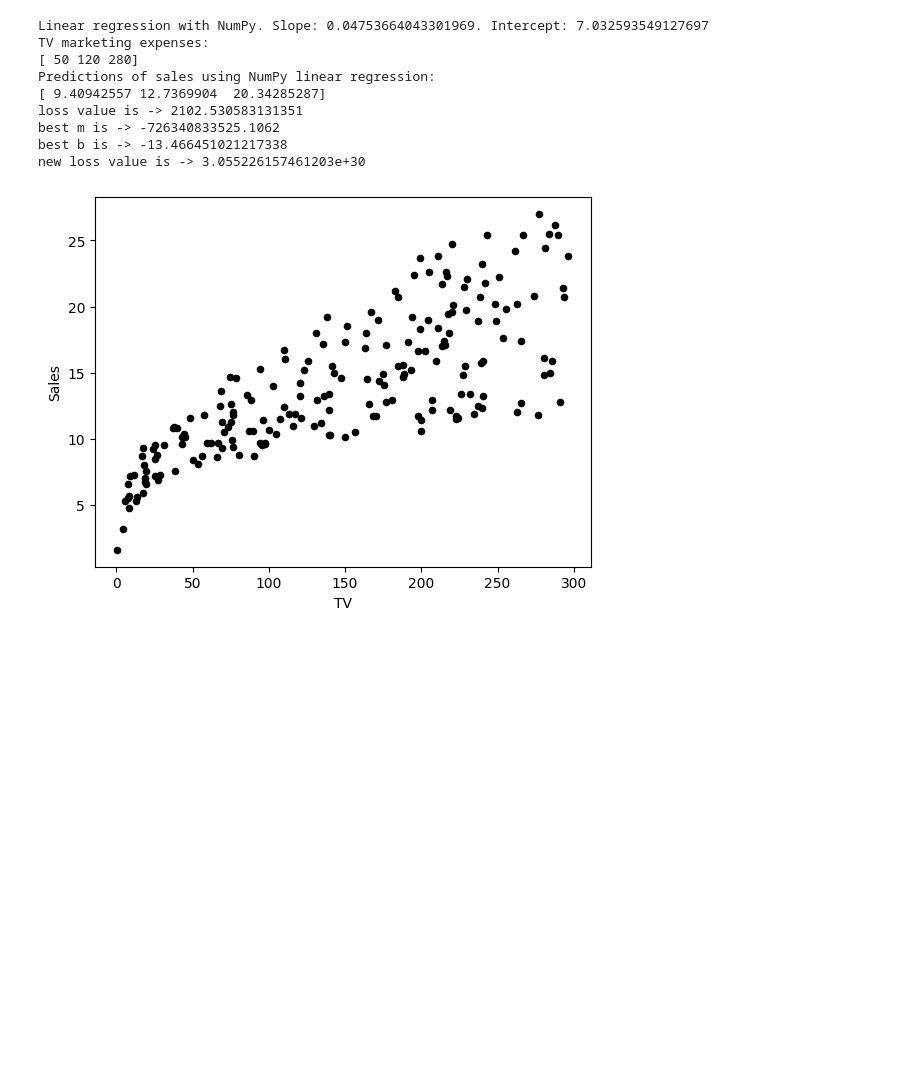
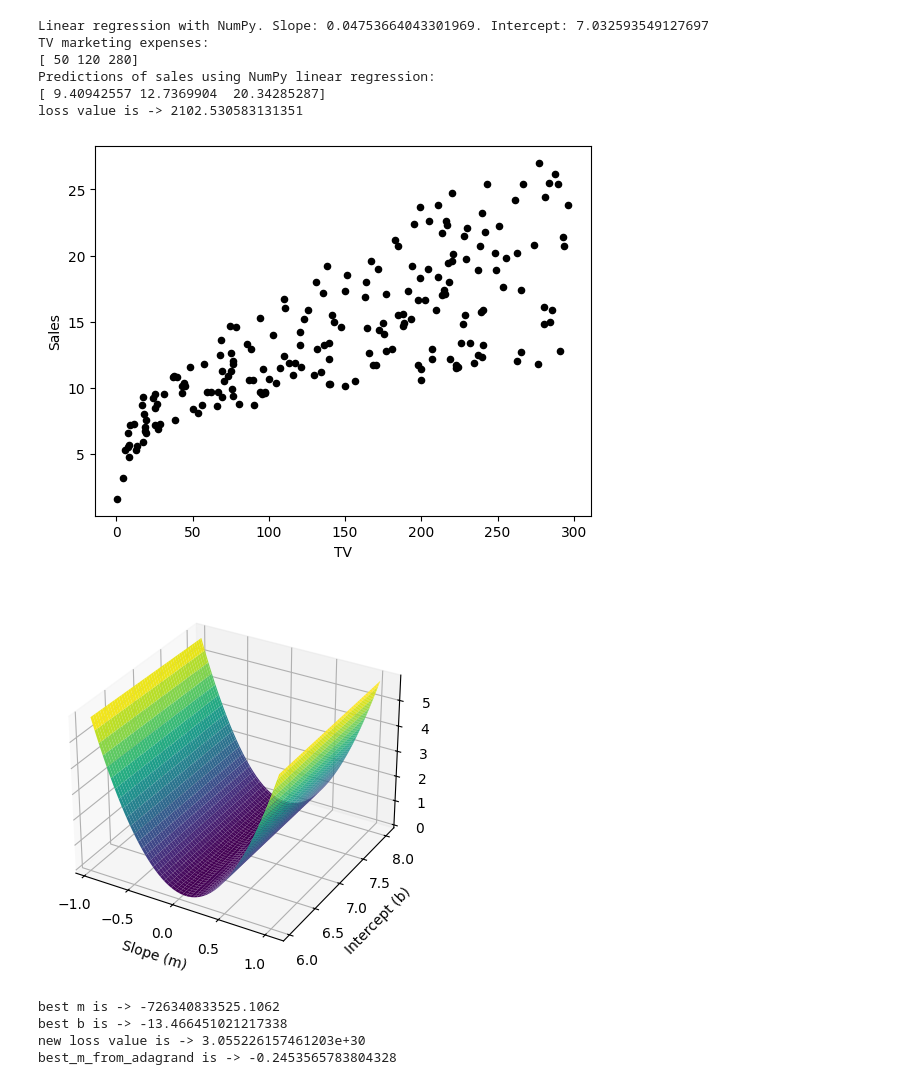
Before and after one commit to lyoudr/Machine-Learning-Deep-Learning, a Jupyter notebook: practice/linear_regression.ipynb, the cells around one changed output. Cells and saved outputs as stored; diff of their text form; code cells hidden in the pictures; blank space fills up the shorter version.

Commit message:
add linear regression

```diff
--- a/practice/linear_regression.ipynb
+++ b/practice/linear_regression.ipynb
@@ -11,12 +11,11 @@ adv = pd.read_csv(path)
 adv.head()
 adv.plot(x='TV', y='Sales', kind='scatter', c='black')
 
-### 2 - Linear Regression in Python with NumPy and Scikit-Learn
+### Model
 # Save the required field of the DataFrame into variable X and Y:
 X = adv['TV']
 Y = adv['Sales']
 
-# 2.1 - Linear Regression with NumPy
 # You can use the function np.polyfit(x, y, deg) to fit a polynomial of degree deg to point (x, y), minimising
 # the sum of squared errors. Taking deg = 1 you can obtain the slope m and the intercept b of the linear regression line:
 """
@@ -38,54 +37,98 @@ Y_test = model(m, b, X_test)
 print(f"TV marketing expenses:\n{X_test}")
 print(f"Predictions of sales using NumPy linear regression:\n{Y_test}")
 
+# ----------------------------------------------------------------------------------------------------- #
 ### Loss function
 def loss_func(Y:list, b, m, X:list) -> float:
    loss = sum((y - (b + m * x)) ** 2 for y, x in zip(Y, X))
    return loss
 print("loss value is ->", loss_func(Y, b, m, X))
+# ----------------------------------------------------------------------------------------------------- #
 
-### Gradient Descent to find the best value of b and m
+### Error surface plot
+m_values = np.linspace(m - 1, m + 1, 100)
+b_values = np.linspace(b - 1, b + 1, 100)
+M, B = np.meshgrid(m_values, b_values)
+Z = np.array([[loss_func(Y, b, m, X) for m in m_values] for b in b_values])
+
+fig = plt.figure()
+ax = fig.add_subplot(111, projection='3d')
+ax.plot_surface(M, B, Z, cmap='viridis')
+ax.set_xlabel('Slope (m)')
+ax.set_ylabel('Intercept (b)')
+ax.set_zlabel('Loss')
+plt.show()
+# ----------------------------------------------------------------------------------------------------- #
+
+### Gradient Descent
+# to find the best value of b and m
 # turn X, Y to pd.Series
 SX = pd.Series(X)
 SY = pd.Series(Y)
 
 # partial derivative to m
 def partial_derivative_m(m:float) -> float:
    derivative = -2 * ((SY - (b + m * SX)) * SX).sum()
    return derivative
 
 # partial derivative to b
 def partial_derivative_b(b:float) -> float:
    derivative = -2 * ((SY - (b + m * SX))).sum()
    return derivative
 
-def recursive_find_best_m(old_m, der_fun, learning_rate):
+def recursive_find_best_m(old_m, der_fun, lr):
    if old_m <= 0.01:
       return old_m
-   new_m = old_m - learning_rate * der_fun(old_m)
-   return recursive_find_best_m(new_m, der_fun, learning_rate)
+   new_m = old_m - lr * der_fun(old_m)
+   return recursive_find_best_m(new_m, der_fun, lr)
 
-def recursive_find_best_b(old_b, der_fun, learning_rate):
+def recursive_find_best_b(old_b, der_fun, lr):
    if old_b <= 0.01:
       return old_b
-   new_b = old_b - learning_rate * der_fun(old_b)
-   return recursive_find_best_m(new_b, der_fun, learning_rate)
+   new_b = old_b - lr * der_fun(old_b)
+   return recursive_find_best_m(new_b, der_fun, lr)
 
-best_m = recursive_find_best_m(m, partial_derivative_m, 1)
-best_b = recursive_find_best_m(b, partial_derivative_b, 1)
+best_m = recursive_find_best_m(m, partial_derivative_m, lr=1)
+best_b = recursive_find_best_m(b, partial_derivative_b, lr=1)
 
 print("best m is ->", best_m)
 print("best b is ->", best_b)
 # From here, we see, we substantially decrease the loss value after applying Gradient Descent
 print("new loss value is ->", loss_func(Y, best_b, best_m, X))
+
+# -------------------------------------------------------------------------------------------------- #
+# Adagrand
+# w2 <- w1 - ada1/delta1 * g1
+import math
+
+def adagrand(der_fun, old_der_val, lr, n, old_m) -> float:
+   if old_m <= 0.001:
+      return old_m
+   delta = math.sqrt((der_fun(old_m) ** 2 + (old_der_val) ** 2))
+   new_m = old_m - ((lr / delta) * der_fun(old_m))
+   n += 1
+   return adagrand(der_fun, der_fun(old_m), lr, n, new_m)
+
+m, b = np.polyfit(X, Y, 1)
+
+best_m_from_ada = adagrand(
+   partial_derivative_m,
+   partial_derivative_m(m),
+   lr = 1,
+   n = 1,
+   old_m = m
+)
+print("best_m_from_adagrand is ->", best_m_from_ada)
 # %% [output]
 Linear regression with NumPy. Slope: 0.04753664043301969. Intercept: 7.032593549127697
 TV marketing expenses:
 [ 50 120 280]
 Predictions of sales using NumPy linear regression:
 [ 9.40942557 12.7369904  20.34285287]
 loss value is -> 2102.530583131351
-best m is -> -726340833525.1062
-best b is -> -13.466451021217338
-new loss value is -> 3.055226157461203e+30
 [figure]
+[figure, added]
+best m is -> -726340833525.1062
+best b is -> -13.466451021217338
+new loss value is -> 3.055226157461203e+30
+best_m_from_adagrand is -> -0.2453565783804328
```
